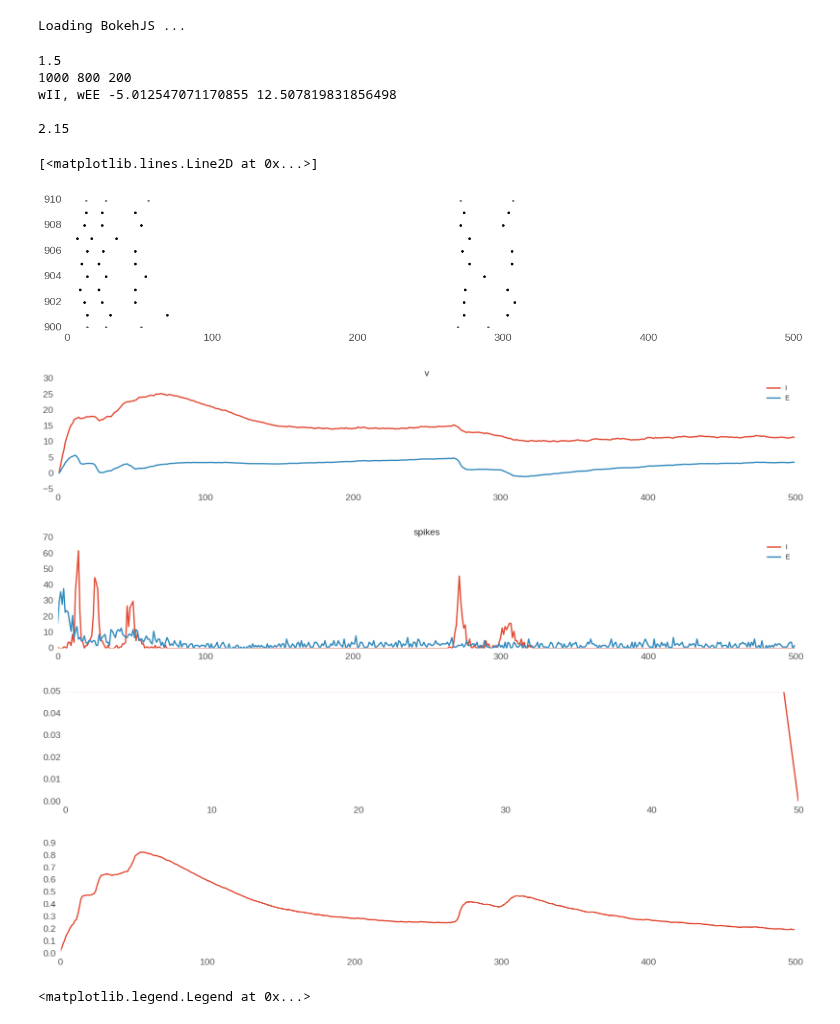
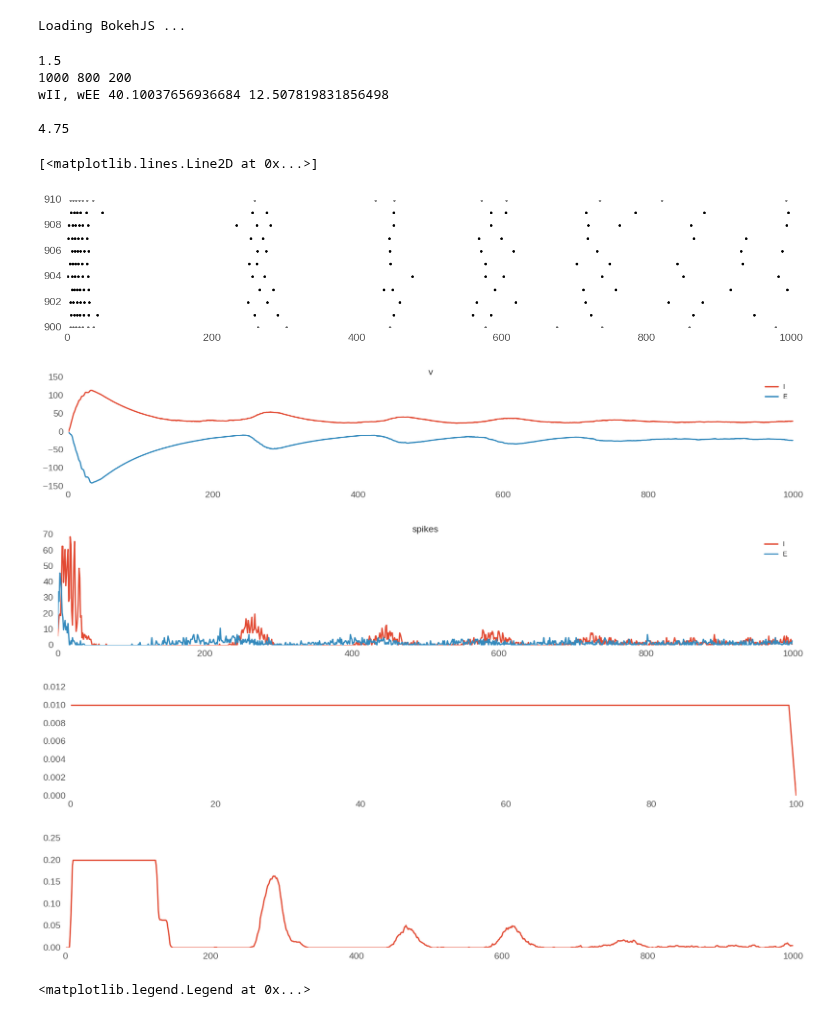
Before and after one commit to gpernelle/cortex, a Jupyter notebook: notebooks/E_and_I.ipynb, the cells around one changed output. Drawn from its saved outputs; the diff is of its cells as text; code cells hidden in the pictures.

```diff
--- a/notebooks/E_and_I.ipynb
+++ b/notebooks/E_and_I.ipynb
@@ -71,6 +71,7 @@ class TfSingleNet:
         gpu_options = tf.GPUOptions(per_process_gpu_memory_fraction=memfraction)
 
         self.sess = tf.InteractiveSession(config=tf.ConfigProto(
+                allow_soft_placement=True,
             inter_op_parallelism_threads=NUM_CORES,
             intra_op_parallelism_threads=NUM_CORES,
             gpu_options=gpu_options,
@@ -257,7 +258,7 @@ class TfSingleNet:
             # bursting
             with tf.name_scope('bursting'):
                 LowSp_ = (LowSp + dt / 8.0 * (vv_ * 8.0 / dt - LowSp))
-                p_ = tf.to_float(tf.greater(LowSp_, 1.1))
+                p_ = tf.to_float(tf.greater(LowSp_, 1.5))
 
             # plasticity
             with tf.name_scope('plasticity'):
@@ -411,13 +412,13 @@ def plotRaster(r):
     # ax.imshow(gpu1.raster[100:1100].transpose(), aspect=aspect)
     ax.plot(x,y, '.', color='black', alpha=1)
 # %%
-N, g, tauv, i, nu = 1000, 10,15,0,100
-T = 500
+N, g, tauv, i, nu = 1000, 2,15,0,100
+T = 1000
 
 gpu = TfSingleNet(N=N,
                   T=T,
                   disp=False,
-                  tauv=45,
+                  tauv=15,
                   device='/gpu:0',
                   spikeMonitor=True,
                   g0=g,
@@ -429,50 +430,49 @@ gpu.weight_step = 10
 # gpu.input = np.concatenate([np.zeros(T//2),np.ones(T//2)*50])
 gpu.input = np.zeros(T)
 gpu.dt = 0.1
-gpu.nuI = 200
+gpu.nuI = 100
 gpu.nuE = gpu.nuI
 gpu.ratio = 1
 gpu.FACT = 500
-gpu.wII = -100
-gpu.wIE = -400
+gpu.wII = 800
+gpu.wIE = -3000
 gpu.wEE = 1000
-gpu.wEI = 1400
+gpu.wEI = 3000
 gpu.runTFSimul()
 # %% [output]
 1.5
 1000 800 200
-wII, wEE -5.012547071170855 12.507819831856498
+wII, wEE 40.10037656936684 12.507819831856498
 
-2.15
+4.75
 # %%
-
 plotRaster(gpu.raster)
 # plt.xlim([900,1000])
 plt.ylim([900,910])
 f()
 plt.plot(gpu.icmI, label='I')
 plt.plot(gpu.icmE, label='E')
 plt.title('v')
 plt.legend()
 
 f()
 plt.plot(gpu.vvmI, label='I')
 plt.plot(gpu.vvmE, label='E')
 plt.title('spikes')
 plt.legend()
 
 f()
 plt.plot(gpu.gamma)
 
 f()
-plt.plot(gpu.lowsp)
+plt.plot(gpu.pI)
 # %% [output]
 [<matplotlib.lines.Line2D at 0x...>]
-[figure, old version]
+[figure, new version]
-[figure, old version]
+[figure, new version]
-[figure, old version]
+[figure, new version]
-[figure, old version]
+[figure, new version]
-[figure, old version]
+[figure, new version]
 # %%
 # plt.imshow(gpu.WII)
 # plt.colorbar()
```
Also changed, not shown: 5 other files.
